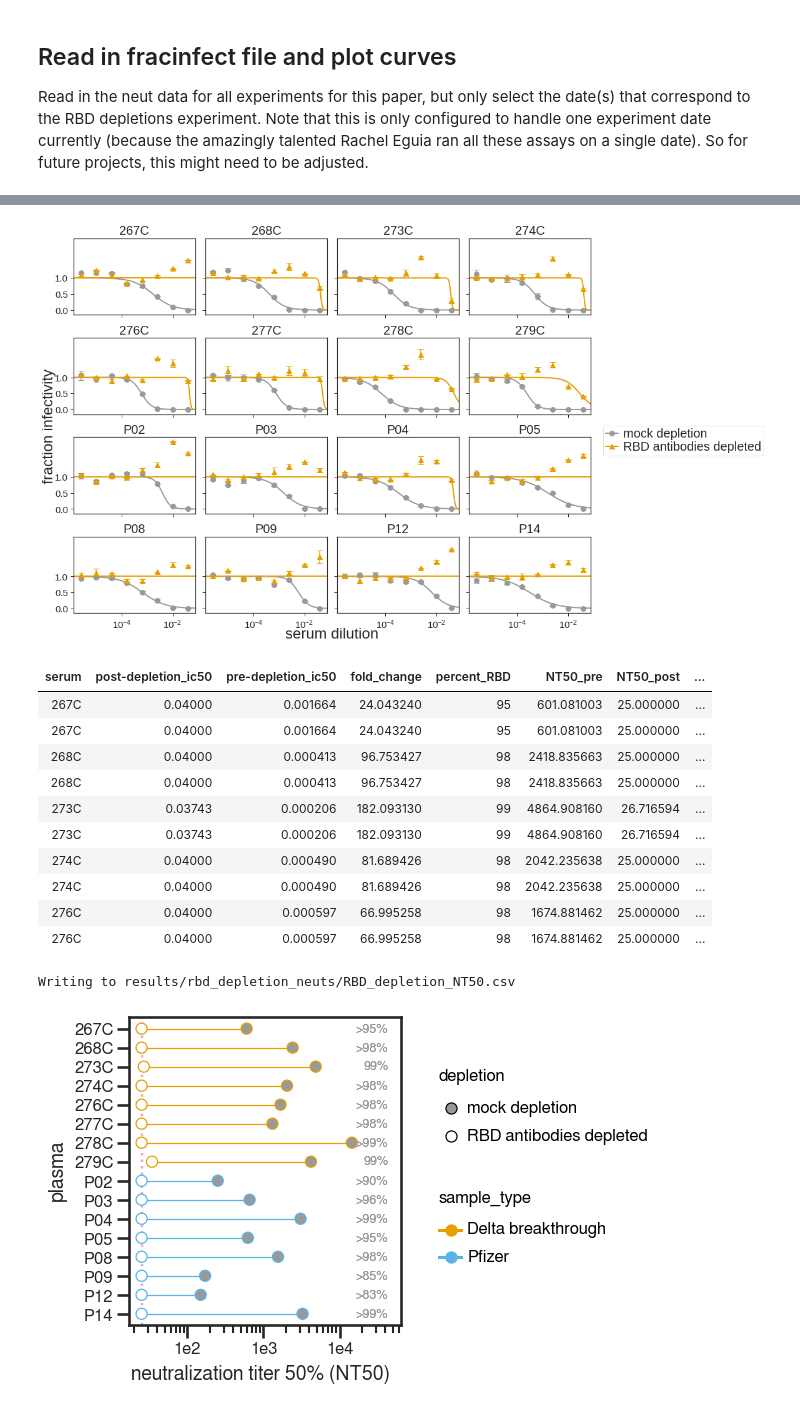
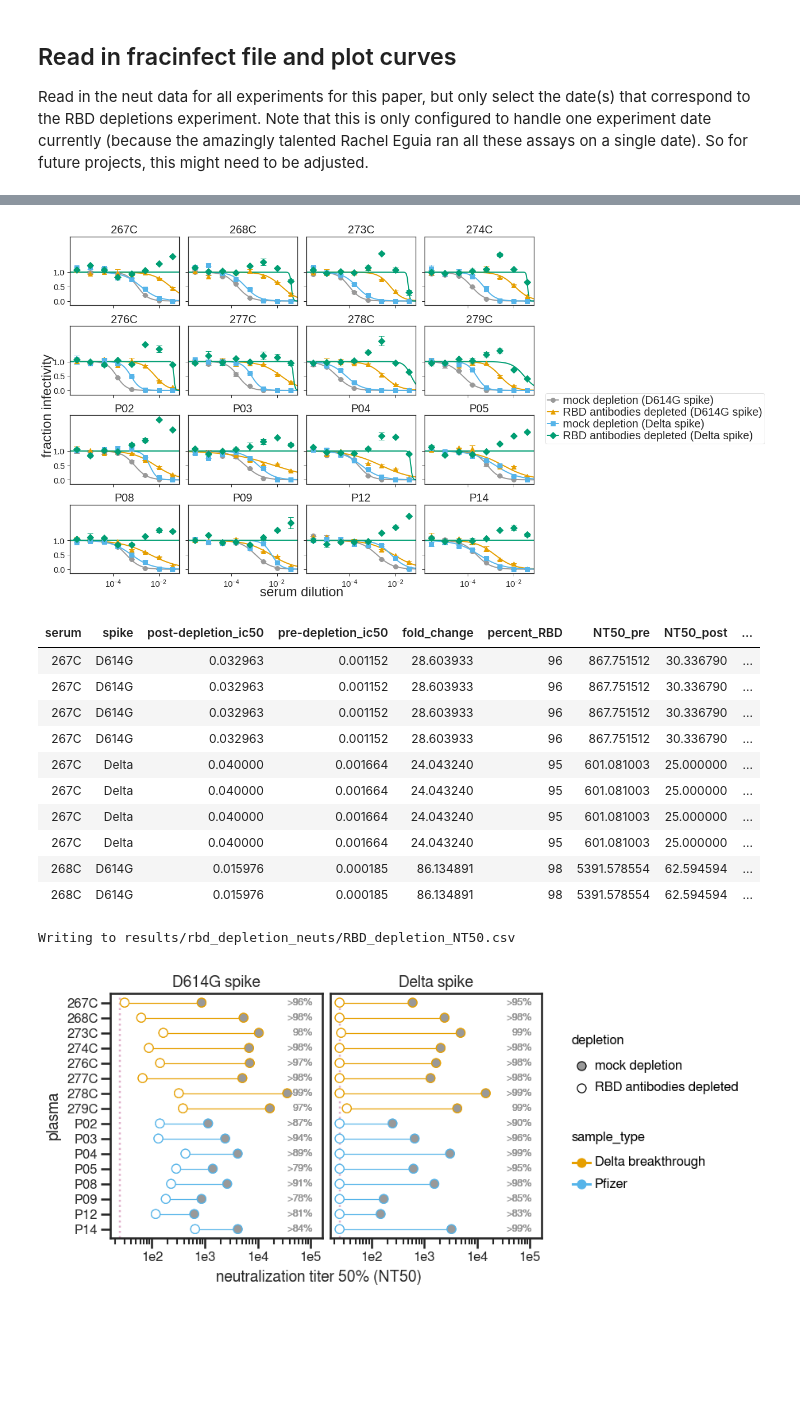
Before and after one commit to jbloomlab/SARS-CoV-2-RBD_Delta, a Jupyter notebook: experimental_data/rbd_depletion_neuts.ipynb, the cells around one changed output, grey strips where cells are left out. Cells and saved outputs as stored; diff of their text form; code cells hidden in the pictures; blank space fills up the shorter version.

Commit message:
add D614G RBD depletion neuts

```diff
--- a/experimental_data/rbd_depletion_neuts.ipynb
+++ b/experimental_data/rbd_depletion_neuts.ipynb
@@ -59,17 +59,18 @@ print(f'Getting data from {rbd_depletions_date}')
 
 frac_infect = (pd.read_csv(config['aggregate_fract_infect_csvs'])
                .query('date in @rbd_depletions_date')
-               .replace({'mock': 'mock depletion'})
+               .assign()
               )
 
 fits = neutcurve.CurveFits(frac_infect)
 
 fitparams = (
     fits.fitParams()
-    .rename(columns={'virus': 'depletion', 'wildtype':'mock depletion'})
+    .assign(spike=lambda x: np.where(x['virus'].str.contains('D614G'), 'D614G', 'Delta'))
     # get columns of interest
-    [['serum', 'depletion', 'ic50', 'ic50_bound']]
+    [['serum', 'virus', 'ic50', 'ic50_bound', 'spike']]
     .assign(NT50=lambda x: 1/x['ic50'])
+    .assign(depletion=lambda x: np.where(x['virus'].str.contains('mock'), 'mock depletion', 'RBD antibodies depleted'))
     )
 
 # couldn't get lambda / conditional statement to work with assign, so try it here:
@@ -111,7 +112,7 @@ plotfile = PdfPages(f'{resultsdir}/sera_frac_infectivity.pdf')
 plotfile.savefig(bbox_inches='tight', transparent=True)
 plotfile.close()
 # %% [output]
-[figure, old version]
+[figure, new version]
 # %%
 # define which sera to exclude from downstream analyses
 exclude_sera = []
@@ -121,7 +122,7 @@ sample_key = pd.read_csv(config['sample_key_file'])
 foldchange = (
     fitparams
     .query('serum not in @exclude_sera')
-    .pivot_table(values='ic50', index=['serum'], columns=['depletion'])
+    .pivot_table(values='ic50', index=['serum','spike'], columns=['depletion'])
     .reset_index()
     .rename(columns={'RBD antibodies depleted': 'post-depletion_ic50', 'mock depletion': 'pre-depletion_ic50'})
     .assign(fold_change=lambda x: x['post-depletion_ic50'] / x['pre-depletion_ic50'],
@@ -144,21 +145,22 @@ foldchange = (
 foldchange['perc_RBD_str'] = np.where(foldchange['post_ic50_bound'], '>'+foldchange['perc_RBD_str']+'%', foldchange['perc_RBD_str']+'%')
 display(HTML(foldchange.head(10).to_html(index=False)))
 # %% [output]
-| serum | post-depletion_ic50 | pre-depletion_ic50 | fold_change | percent_RBD | NT50_pre | NT50_post | ... |
-| 267C | 0.04000 | 0.001664 | 24.043240 | 95 | 601.081003 | 25.000000 | ... |
-| 267C | 0.04000 | 0.001664 | 24.043240 | 95 | 601.081003 | 25.000000 | ... |
-| 268C | 0.04000 | 0.000413 | 96.753427 | 98 | 2418.835663 | 25.000000 | ... |
-| 268C | 0.04000 | 0.000413 | 96.753427 | 98 | 2418.835663 | 25.000000 | ... |
-| 273C | 0.03743 | 0.000206 | 182.093130 | 99 | 4864.908160 | 26.716594 | ... |
-| 273C | 0.03743 | 0.000206 | 182.093130 | 99 | 4864.908160 | 26.716594 | ... |
-| 274C | 0.04000 | 0.000490 | 81.689426 | 98 | 2042.235638 | 25.000000 | ... |
-| 274C | 0.04000 | 0.000490 | 81.689426 | 98 | 2042.235638 | 25.000000 | ... |
-| 276C | 0.04000 | 0.000597 | 66.995258 | 98 | 1674.881462 | 25.000000 | ... |
-| 276C | 0.04000 | 0.000597 | 66.995258 | 98 | 1674.881462 | 25.000000 | ... |
+| serum | spike | post-depletion_ic50 | pre-depletion_ic50 | fold_change | percent_RBD | NT50_pre | NT50_post | ... |
+| 267C | D614G | 0.032963 | 0.001152 | 28.603933 | 96 | 867.751512 | 30.336790 | ... |
+| 267C | D614G | 0.032963 | 0.001152 | 28.603933 | 96 | 867.751512 | 30.336790 | ... |
+| 267C | D614G | 0.032963 | 0.001152 | 28.603933 | 96 | 867.751512 | 30.336790 | ... |
+| 267C | D614G | 0.032963 | 0.001152 | 28.603933 | 96 | 867.751512 | 30.336790 | ... |
+| 267C | Delta | 0.040000 | 0.001664 | 24.043240 | 95 | 601.081003 | 25.000000 | ... |
+| 267C | Delta | 0.040000 | 0.001664 | 24.043240 | 95 | 601.081003 | 25.000000 | ... |
+| 267C | Delta | 0.040000 | 0.001664 | 24.043240 | 95 | 601.081003 | 25.000000 | ... |
+| 267C | Delta | 0.040000 | 0.001664 | 24.043240 | 95 | 601.081003 | 25.000000 | ... |
+| 268C | D614G | 0.015976 | 0.000185 | 86.134891 | 98 | 5391.578554 | 62.594594 | ... |
+| 268C | D614G | 0.015976 | 0.000185 | 86.134891 | 98 | 5391.578554 | 62.594594 | ... |
 # %%
 p = (ggplot(foldchange
             .assign(
-                    serum=lambda x: pd.Categorical(x['serum'], natsort.natsorted(x['serum'].unique())[::-1], ordered=True)
+                    serum=lambda x: pd.Categorical(x['serum'], natsort.natsorted(x['serum'].unique())[::-1], ordered=True),
+                spike=lambda x: x['spike']+' spike'
                    )
             ,
             aes(x='NT50',
@@ -178,35 +180,38 @@ p = (ggplot(foldchange
      geom_line(alpha=1, ) + #color=CBPALETTE[0]
      geom_point(size=4, ) + #color=CBPALETTE[0]
      geom_text(aes(x=foldchange['NT50'].max()*3, y='serum'), #
                color=CBPALETTE[0],
                ha='right',
                size=9,
               ) +
-     theme(figure_size=(3.5,0.25*foldchange['serum'].nunique()),
+     theme(figure_size=(7,0.25*foldchange['serum'].nunique()),
            axis_text=element_text(size=12),
            legend_text=element_text(size=12),
            legend_title=element_text(size=12),
            axis_title_x=element_text(size=14),
            axis_title_y=element_text(size=14),
            legend_position='right',
+           strip_background=element_blank(),
+           strip_text=element_text(size=14),
           ) +
+     facet_wrap('~spike')+
      ylab('plasma') +
      scale_fill_manual(values=['#999999', '#FFFFFF', ])+
      scale_color_manual(values=CBPALETTE[1:]) #+
      # labs(fill = '')
     )
 
 _ = p.draw()
 
 p.save(f'{resultsdir}/NT50_trackplot.pdf')
 
 # save dataframe to CSV
 csvfile=f'{resultsdir}/RBD_depletion_NT50.csv'
 print(f'Writing to {csvfile}')
 foldchange.to_csv(csvfile, index=False)
 # %% [output]
 Writing to results/rbd_depletion_neuts/RBD_depletion_NT50.csv
-[figure, old version]
+[figure, new version]
 # %%
 LOD = config['NT50_LOD']
 
```
Also changed, not shown: parts of 4 cells of this notebook, 17 other files.
